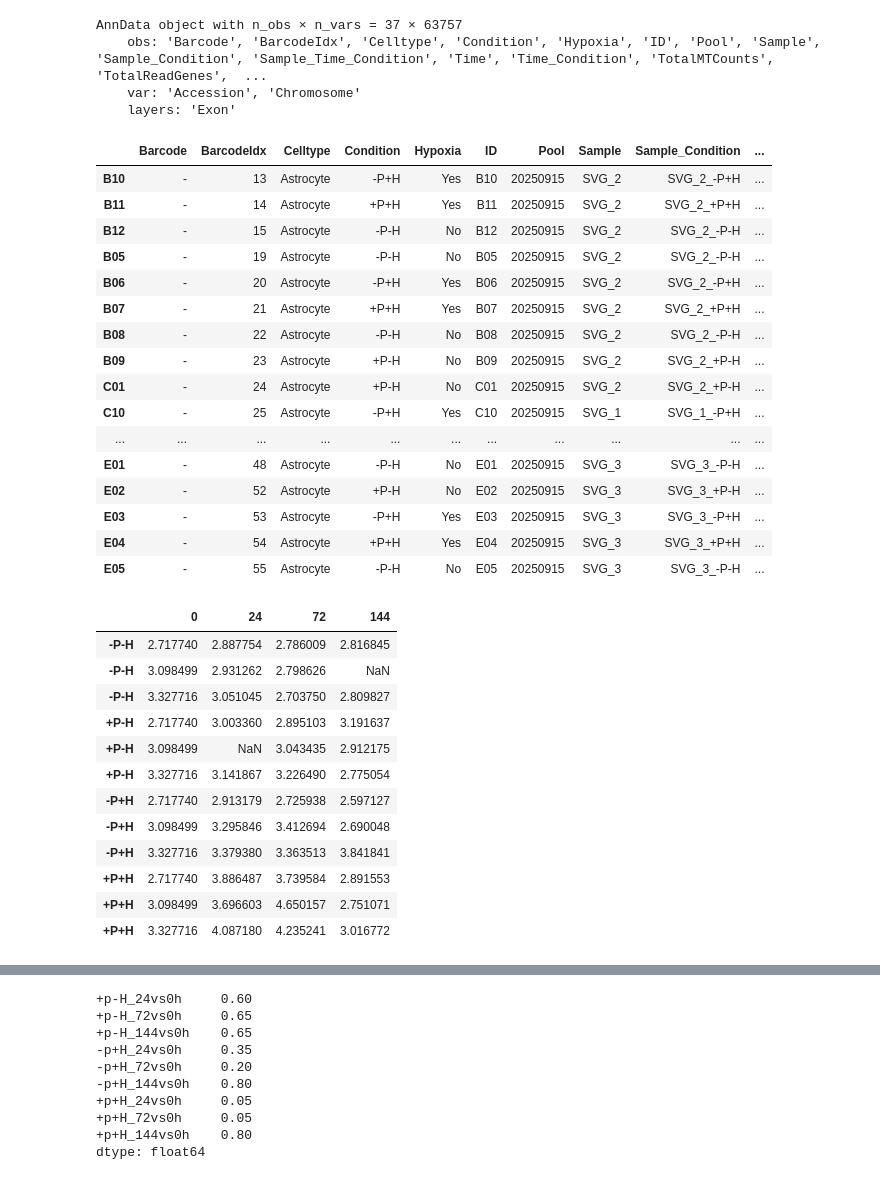
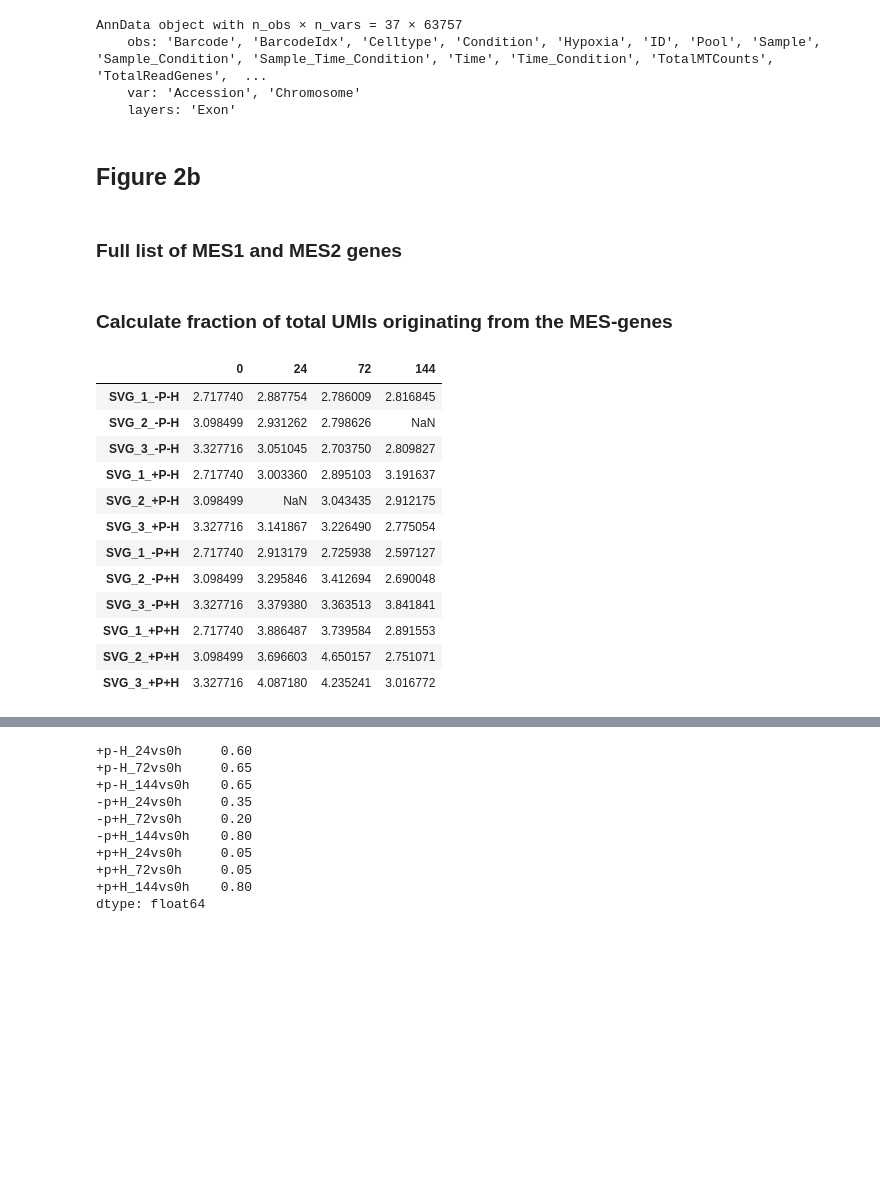
Before and after one commit to linnarsson-lab/glioblastoma_wound_response, a Jupyter notebook: Example_Notebooks/Figure 2/Figure_2B_Extended_Figure_8A(Astrocytes).ipynb, the cells around one changed output, grey strips where cells are left out. Cells and saved outputs as stored; diff of their text form; code cells hidden in the pictures; blank space fills up the shorter version.

```diff
--- a/Example_Notebooks/Figure 2/Figure_2B_Extended_Figure_8A(Astrocytes).ipynb
+++ b/Example_Notebooks/Figure 2/Figure_2B_Extended_Figure_8A(Astrocytes).ipynb
@@ -33,6 +18,6 @@ from scipy.stats import ks_2samp, mannwhitneyu, ttest_ind
 # %%
 # Load the sample data into your local Shoji database
-Astrocyte = sc.read_h5ad('/proj/cytograph/jesper/GBM_revision/h5ad/bulk_samples_Astrocytes_smartseq_2025.h5ad')
+Astrocyte = sc.read_h5ad('/home/jesper/data/bulk_samples_Astrocytes_smartseq_2025.h5ad') #Change to the path where the h5ad file has been saved
 # %%
 Astrocyte.obs.index = [x for x in Astrocyte.obs.obs_names]
 # %%
@@ -42,81 +27,70 @@ AnnData object with n_obs × n_vars = 37 × 63757
     obs: 'Barcode', 'BarcodeIdx', 'Celltype', 'Condition', 'Hypoxia', 'ID', 'Pool', 'Sample', 'Sample_Condition', 'Sample_Time_Condition', 'Time', 'Time_Condition', 'TotalMTCounts', 'TotalReadGenes',  ...
     var: 'Accession', 'Chromosome'
     layers: 'Exon'
-# %%
-Astrocyte.obs
-# %% [output]
-|  | Barcode | BarcodeIdx | Celltype | Condition | Hypoxia | ID | Pool | Sample | Sample_Condition | ... |
-| B10 | - | 13 | Astrocyte | -P+H | Yes | B10 | 20250915 | SVG_2 | SVG_2_-P+H | ... |
-| B11 | - | 14 | Astrocyte | +P+H | Yes | B11 | 20250915 | SVG_2 | SVG_2_+P+H | ... |
-| B12 | - | 15 | Astrocyte | -P-H | No | B12 | 20250915 | SVG_2 | SVG_2_-P-H | ... |
-| B05 | - | 19 | Astrocyte | -P-H | No | B05 | 20250915 | SVG_2 | SVG_2_-P-H | ... |
-| B06 | - | 20 | Astrocyte | -P+H | Yes | B06 | 20250915 | SVG_2 | SVG_2_-P+H | ... |
-| B07 | - | 21 | Astrocyte | +P+H | Yes | B07 | 20250915 | SVG_2 | SVG_2_+P+H | ... |
-| B08 | - | 22 | Astrocyte | -P-H | No | B08 | 20250915 | SVG_2 | SVG_2_-P-H | ... |
-| B09 | - | 23 | Astrocyte | +P-H | No | B09 | 20250915 | SVG_2 | SVG_2_+P-H | ... |
-| C01 | - | 24 | Astrocyte | +P-H | No | C01 | 20250915 | SVG_2 | SVG_2_+P-H | ... |
-| C10 | - | 25 | Astrocyte | -P+H | Yes | C10 | 20250915 | SVG_1 | SVG_1_-P+H | ... |
-| ... | ... | ... | ... | ... | ... | ... | ... | ... | ... | ... |
-| E01 | - | 48 | Astrocyte | -P-H | No | E01 | 20250915 | SVG_3 | SVG_3_-P-H | ... |
-| E02 | - | 52 | Astrocyte | +P-H | No | E02 | 20250915 | SVG_3 | SVG_3_+P-H | ... |
-| E03 | - | 53 | Astrocyte | -P+H | Yes | E03 | 20250915 | SVG_3 | SVG_3_-P+H | ... |
-| E04 | - | 54 | Astrocyte | +P+H | Yes | E04 | 20250915 | SVG_3 | SVG_3_+P+H | ... |
-| E05 | - | 55 | Astrocyte | -P-H | No | E05 | 20250915 | SVG_3 | SVG_3_-P-H | ... |
+# %% [markdown]
+## Figure 2b
+# %% [markdown]
+### Full list of MES1 and MES2 genes
 # %%
 MES1 = np.array(["CHI3L1","ANXA2","ANXA1","CD44","VIM","MT2A","C1S","NAMPT","EFEMP1","C1R","SOD2","IFITM3","TIMP1","SPP1","A2M","S100A11","MT1X","S100A10","FN1","LGALS1","S100A16","CLIC1","MGST1","RCAN1","TAGLN2","NPC2","SERPING1","TCIM","EMP1","APOE","CTSB","C3","LGALS3","MT1E","EMP3","SERPINA3","ACTN1","PRDX6","IGFBP7","SERPINE1","PLP2","MGP","CLIC4","GFPT2","GSN","NNMT","TUBA1C","GJA1","TNFRSF1A","WWTR1"])
 MES2 = np.array(["HILPDA","ADM","DDIT3","NDRG1","HERPUD1","DNAJB9","TRIB3","ENO2","AKAP12","SQSTM1","MT1X","ATF3","NAMPT","NRN1","SLC2A1","BNIP3","LGALS3","INSIG2","IGFBP3","PPP1R15A","VIM","PLOD2","GBE1","SLC2A3","FTL","WARS1","ERO1A","XPOT","HSPA5","GDF15","ANXA2","EPAS1","LDHA","P4HA1","SERTAD1","PFKP","PGK1","EGLN3","SLC6A6","CA9","BNIP3L","RPL21","TRAM1","UFM1","ASNS","GOLT1B","ANGPTL4","SLC39A14","CDKN1A","HSPA9"])
 gene_list = np.concatenate((MES1, MES2))
 _, i = np.unique(gene_list, return_index=True)
 gene_list = gene_list[np.sort(i)]
+# %% [markdown]
+### Calculate fraction of total UMIs originating from the MES-genes
 # %%
-df = Astrocyte.to_df(layer=None)
-df_all = df.sum(axis=1)
-MES_df = df[gene_list]
-df_mes = MES_df.sum(axis=1)
+df = Astrocyte.to_df(layer=None) #Save as dataframe
+df_all = df.sum(axis=1) #total UMIs per sample
+MES_df = df[gene_list] # MES-genes dataframe
+df_mes = MES_df.sum(axis=1) #total UMIs MES genes per sample
+#Sort samples based on time
 zero = Astrocyte[Astrocyte.obs["Time"] == "0h"]
 zero_all = df_all[zero.obs.index]
 zero_mes = df_mes[zero.obs.index]
 one = Astrocyte[Astrocyte.obs["Time"] == "t1"]
 one_all = df_all[one.obs.index]
 one_mes = df_mes[one.obs.index]
 three = Astrocyte[Astrocyte.obs["Time"] == "t3"]
 three_all = df_all[three.obs.index]
 three_mes = df_mes[three.obs.index]
 six = Astrocyte[Astrocyte.obs["Time"] == "t6"]
 six_all = df_all[six.obs.index]
 six_mes = df_mes[six.obs.index]
+#Fraction of MES-genes UMIs of total per timepoint
 MES_zero = zero_mes/zero_all
 MES_one = one_mes/one_all
 MES_three = three_mes/three_all
 MES_six = six_mes/six_all
+#Make a dataframe with timepoint as columns
 merged = pd.concat([MES_zero, MES_one, MES_three, MES_six], axis=1)
 merged = merged.rename(columns={0: '0', 1: '24', 2:'72', 3: '144'})
 rename = dict(Astrocyte.obs.Sample_Condition)
-merged1 = merged.rename(index=rename)
-merged1 = merged1.multiply(100)
+merged1 = merged.rename(index=rename) #rename index
+merged1 = merged1.multiply(100) #multiply by 100 (display percent)
 rename = dict(Astrocyte.obs.Condition)
 merg = merged.rename(index=rename)
-merg = merg.mean(level=0)
-merged1 = merged1.mean(level=0)
+merg = merg.mean(level=0) #condense df by merging rows (mean) of same condition but different time points (columns)
+merged1 = merged1.mean(level=0) #condense df by merging rows of same sample+condition but different time points
 merged1 = merged1.reindex(["SVG_1_-P-H",'SVG_2_-P-H','SVG_3_-P-H',"SVG_1_+P-H","SVG_2_+P-H","SVG_3_+P-H","SVG_1_-P+H",'SVG_2_-P+H','SVG_3_-P+H',"SVG_1_+P+H",'SVG_2_+P+H','SVG_3_+P+H'])
-merged1['0'] = dict(zip(merged1.index,np.concatenate(np.repeat([merged1[0:3]['0']], 4, axis=0))))
+merged1['0'] = dict(zip(merged1.index,np.concatenate(np.repeat([merged1[0:3]['0']], 4, axis=0)))) #Repeat values for time point zero (before treatment) for all three replicates across conditions.
 merged2 = merged1
 merged1 = merged1.rename(index=dict(zip(merged1.index,["-P-H",'-P-H','-P-H',"+P-H","+P-H","+P-H","-P+H",'-P+H','-P+H',"+P+H",'+P+H','+P+H'])))
 merg = merg.reindex(['-P-H', '+P-H','-P+H','+P+H'])
-merg = merg.replace(np.nan, merg.iloc[0][0])
+merg = merg.replace(np.nan, merg.iloc[0][0]) ##Repeat values for time point zero (before treatment) for all conditions
 merg = merg.multiply(100)
-merged1
+merged2
 # %% [output]
 |  | 0 | 24 | 72 | 144 |
-| -P-H | 2.717740 | 2.887754 | 2.786009 | 2.816845 |
-| -P-H | 3.098499 | 2.931262 | 2.798626 | NaN |
-| -P-H | 3.327716 | 3.051045 | 2.703750 | 2.809827 |
-| +P-H | 2.717740 | 3.003360 | 2.895103 | 3.191637 |
-| +P-H | 3.098499 | NaN | 3.043435 | 2.912175 |
-| +P-H | 3.327716 | 3.141867 | 3.226490 | 2.775054 |
-| -P+H | 2.717740 | 2.913179 | 2.725938 | 2.597127 |
-| -P+H | 3.098499 | 3.295846 | 3.412694 | 2.690048 |
-| -P+H | 3.327716 | 3.379380 | 3.363513 | 3.841841 |
-| +P+H | 2.717740 | 3.886487 | 3.739584 | 2.891553 |
-| +P+H | 3.098499 | 3.696603 | 4.650157 | 2.751071 |
-| +P+H | 3.327716 | 4.087180 | 4.235241 | 3.016772 |
+| SVG_1_-P-H | 2.717740 | 2.887754 | 2.786009 | 2.816845 |
+| SVG_2_-P-H | 3.098499 | 2.931262 | 2.798626 | NaN |
+| SVG_3_-P-H | 3.327716 | 3.051045 | 2.703750 | 2.809827 |
+| SVG_1_+P-H | 2.717740 | 3.003360 | 2.895103 | 3.191637 |
+| SVG_2_+P-H | 3.098499 | NaN | 3.043435 | 2.912175 |
+| SVG_3_+P-H | 3.327716 | 3.141867 | 3.226490 | 2.775054 |
+| SVG_1_-P+H | 2.717740 | 2.913179 | 2.725938 | 2.597127 |
+| SVG_2_-P+H | 3.098499 | 3.295846 | 3.412694 | 2.690048 |
+| SVG_3_-P+H | 3.327716 | 3.379380 | 3.363513 | 3.841841 |
+| SVG_1_+P+H | 2.717740 | 3.886487 | 3.739584 | 2.891553 |
+| SVG_2_+P+H | 3.098499 | 3.696603 | 4.650157 | 2.751071 |
+| SVG_3_+P+H | 3.327716 | 4.087180 | 4.235241 | 3.016772 |
```
Also changed, not shown: parts of 27 cells of this notebook.
